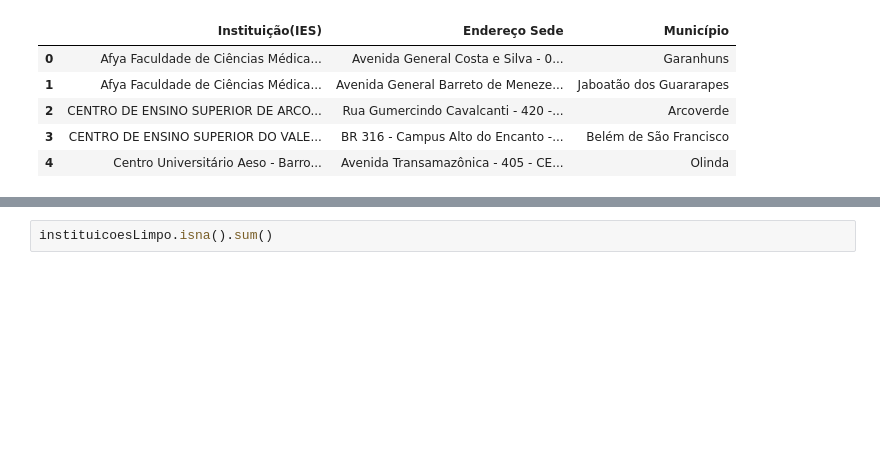
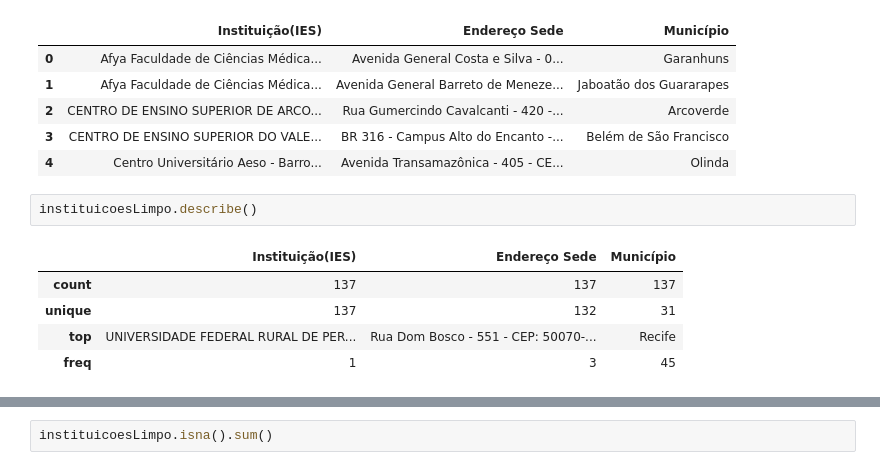
Before and after one commit to aliciamarzola/tp_bdg, a Jupyter notebook: exploring.ipynb, the cells around one changed output, grey strips where cells are left out. Drawn from its saved outputs; the diff is of its cells as text; blank space fills up the shorter version.

```diff
--- a/exploring.ipynb
+++ b/exploring.ipynb
@@ -223,3 +223,11 @@ instituicoesLimpo.head()
 | 2 | CENTRO DE ENSINO SUPERIOR DE ARCO... | Rua Gumercindo Cavalcanti - 420 -... | Arcoverde |
 | 3 | CENTRO DE ENSINO SUPERIOR DO VALE... | BR 316 - Campus Alto do Encanto -... | Belém de São Francisco |
 | 4 | Centro Universitário Aeso - Barro... | Avenida Transamazônica - 405 - CE... | Olinda |
+# %%
+instituicoesLimpo.describe()
+# %% [output]
+|  | Instituição(IES) | Endereço Sede | Município |
+| count | 137 | 137 | 137 |
+| unique | 137 | 132 | 31 |
+| top | UNIVERSIDADE FEDERAL RURAL DE PER... | Rua Dom Bosco - 551 - CEP: 50070-... | Recife |
+| freq | 1 | 3 | 45 |
```
Also changed, not shown: parts of 1 cell of this notebook.
